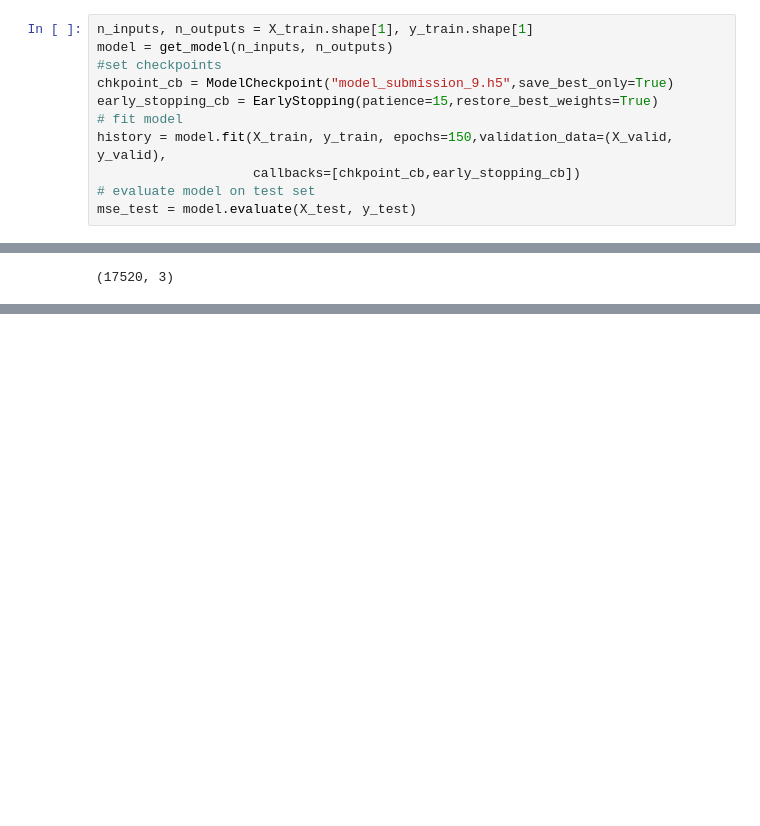
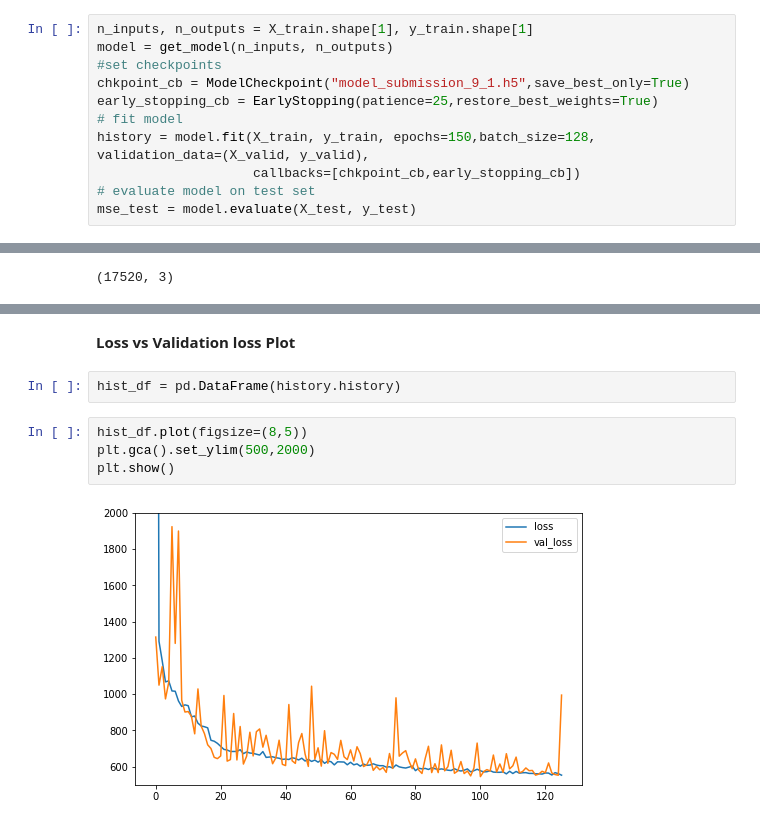
Before and after one commit to NijilChandran/Sustainability, a Jupyter notebook: Sustainability.ipynb, the cells around one changed output, grey strips where cells are left out. Cells and saved outputs as stored; diff of their text form; blank space fills up the shorter version.

Commit message:
Added batch_size and learning curve plots

```diff
--- a/Sustainability.ipynb
+++ b/Sustainability.ipynb
@@ -96,10 +96,10 @@ def get_model(n_inputs, n_outputs):
 n_inputs, n_outputs = X_train.shape[1], y_train.shape[1]
 model = get_model(n_inputs, n_outputs)
 #set checkpoints
-chkpoint_cb = ModelCheckpoint("model_submission_9.h5",save_best_only=True)
-early_stopping_cb = EarlyStopping(patience=15,restore_best_weights=True)
+chkpoint_cb = ModelCheckpoint("model_submission_9_1.h5",save_best_only=True)
+early_stopping_cb = EarlyStopping(patience=25,restore_best_weights=True)
 # fit model
-history = model.fit(X_train, y_train, epochs=150,validation_data=(X_valid, y_valid),
+history = model.fit(X_train, y_train, epochs=150,batch_size=128, validation_data=(X_valid, y_valid),
                     callbacks=[chkpoint_cb,early_stopping_cb])
 # evaluate model on test set
 mse_test = model.evaluate(X_test, y_test)
@@ -160,3 +163,13 @@ files.download("model_submission_9.h5")
 # %% [output]
 [interactive output not drawn]
 [interactive output not drawn]
+# %% [markdown]
+**Loss vs Validation loss Plot**
+# %%
+hist_df = pd.DataFrame(history.history)
+# %%
+hist_df.plot(figsize=(8,5))
+plt.gca().set_ylim(500,2000)
+plt.show()
+# %% [output]
+[figure, added]
```
Also changed, not shown: parts of 9 cells of this notebook.
